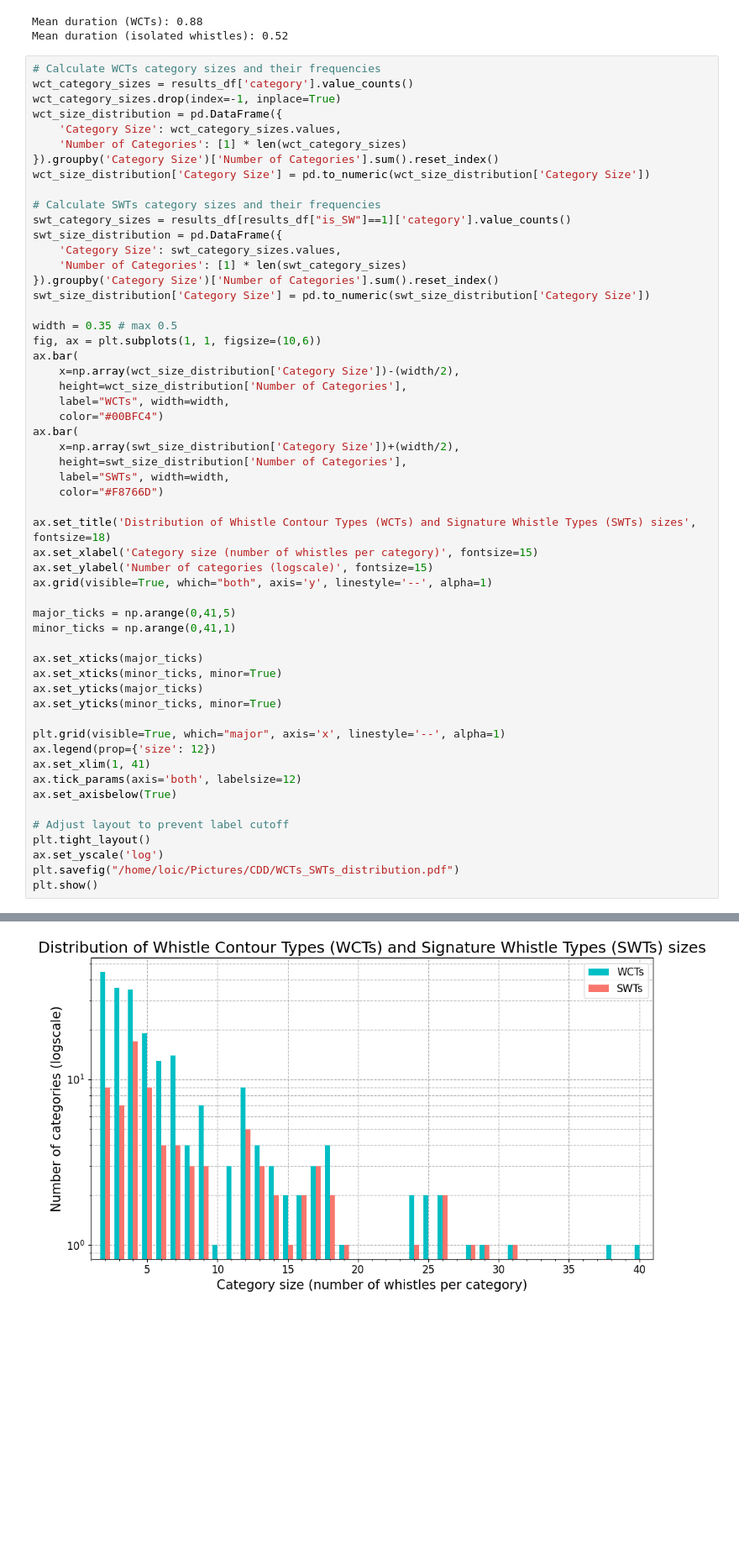
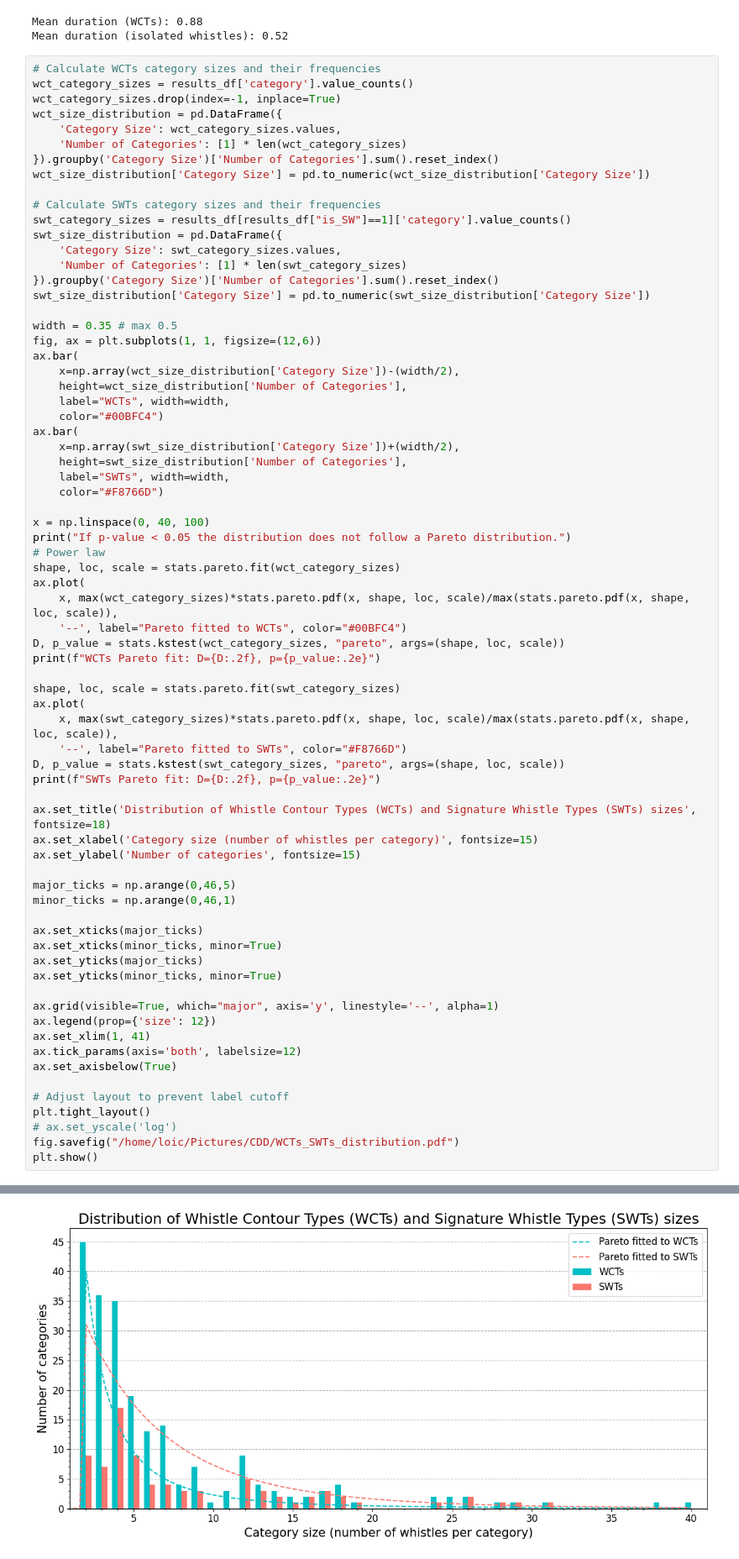
Before and after one commit to Loic-lhf/SIGWI, a Jupyter notebook: WCT_analysis.ipynb, the cells around one changed output, grey strips where cells are left out. Shown at 84% size. Saved outputs shown, nothing was run; the diff lists cells and outputs as text; blank space fills up the shorter version.

Commit message:
update stats

```diff
--- a/WCT_analysis.ipynb
+++ b/WCT_analysis.ipynb
@@ -139,7 +139,7 @@ swt_size_distribution = pd.DataFrame({
 swt_size_distribution['Category Size'] = pd.to_numeric(swt_size_distribution['Category Size'])
 
 width = 0.35 # max 0.5
-fig, ax = plt.subplots(1, 1, figsize=(10,6))
+fig, ax = plt.subplots(1, 1, figsize=(12,6))
 ax.bar(
     x=np.array(wct_size_distribution['Category Size'])-(width/2),
     height=wct_size_distribution['Number of Categories'],
@@ -151,20 +151,36 @@ ax.bar(
     label="SWTs", width=width,
     color="#F8766D")
 
+x = np.linspace(0, 40, 100)
+print("If p-value < 0.05 the distribution does not follow a Pareto distribution.")
+# Power law
+shape, loc, scale = stats.pareto.fit(wct_category_sizes)
+ax.plot(
+    x, max(wct_category_sizes)*stats.pareto.pdf(x, shape, loc, scale)/max(stats.pareto.pdf(x, shape, loc, scale)),
+    '--', label="Pareto fitted to WCTs", color="#00BFC4")
+D, p_value = stats.kstest(wct_category_sizes, "pareto", args=(shape, loc, scale))
+print(f"WCTs Pareto fit: D={D:.2f}, p={p_value:.2e}")
+
+shape, loc, scale = stats.pareto.fit(swt_category_sizes)
+ax.plot(
+    x, max(swt_category_sizes)*stats.pareto.pdf(x, shape, loc, scale)/max(stats.pareto.pdf(x, shape, loc, scale)),
+    '--', label="Pareto fitted to SWTs", color="#F8766D")
+D, p_value = stats.kstest(swt_category_sizes, "pareto", args=(shape, loc, scale))
+print(f"SWTs Pareto fit: D={D:.2f}, p={p_value:.2e}")
+
 ax.set_title('Distribution of Whistle Contour Types (WCTs) and Signature Whistle Types (SWTs) sizes', fontsize=18)
 ax.set_xlabel('Category size (number of whistles per category)', fontsize=15)
-ax.set_ylabel('Number of categories (logscale)', fontsize=15)
-ax.grid(visible=True, which="both", axis='y', linestyle='--', alpha=1)
+ax.set_ylabel('Number of categories', fontsize=15)
 
-major_ticks = np.arange(0,41,5)
-minor_ticks = np.arange(0,41,1)
+major_ticks = np.arange(0,46,5)
+minor_ticks = np.arange(0,46,1)
 
 ax.set_xticks(major_ticks)
 ax.set_xticks(minor_ticks, minor=True)
 ax.set_yticks(major_ticks)
 ax.set_yticks(minor_ticks, minor=True)
 
-plt.grid(visible=True, which="major", axis='x', linestyle='--', alpha=1)
+ax.grid(visible=True, which="major", axis='y', linestyle='--', alpha=1)
 ax.legend(prop={'size': 12})
 ax.set_xlim(1, 41)
 ax.tick_params(axis='both', labelsize=12)
@@ -172,7 +188,7 @@ ax.set_axisbelow(True)
 
 # Adjust layout to prevent label cutoff
 plt.tight_layout()
-ax.set_yscale('log')
-plt.savefig("/home/loic/Pictures/CDD/WCTs_SWTs_distribution.pdf")
+# ax.set_yscale('log')
+fig.savefig("/home/loic/Pictures/CDD/WCTs_SWTs_distribution.pdf")
 plt.show()
 # %% [output]
@@ -179 +198 @@ plt.show()
-[figure, old version]
+[figure, new version]
```
Also changed, not shown: parts of 3 cells of this notebook.
